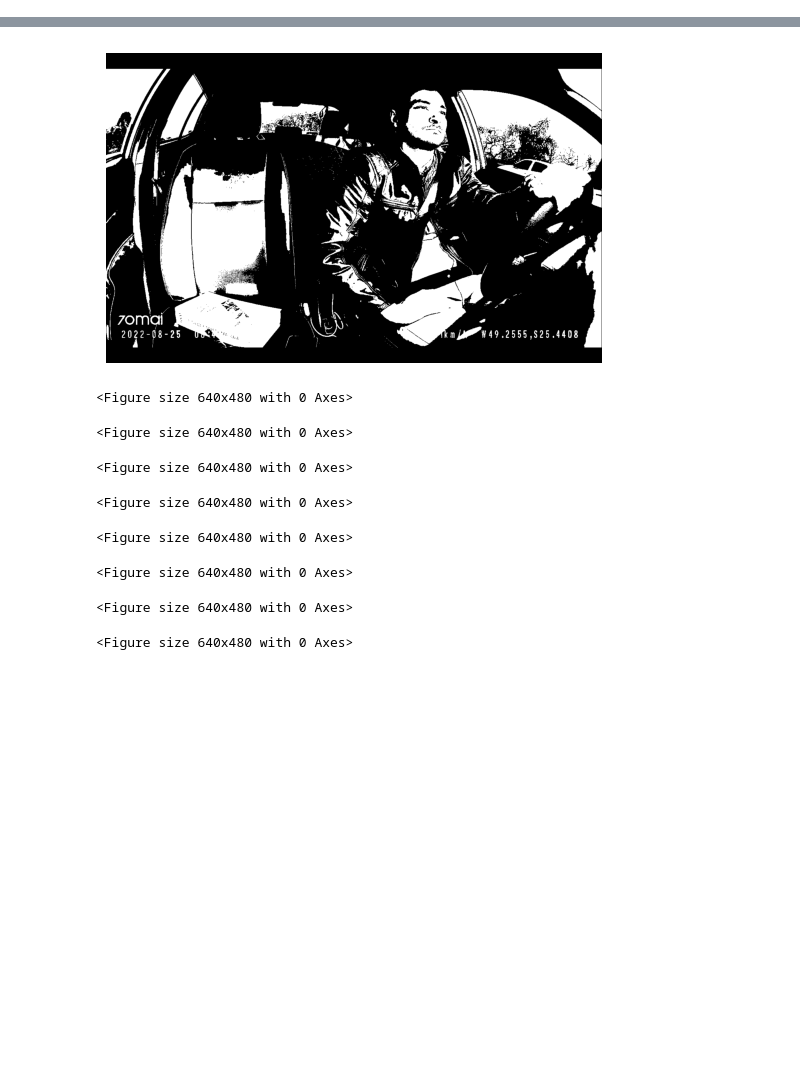
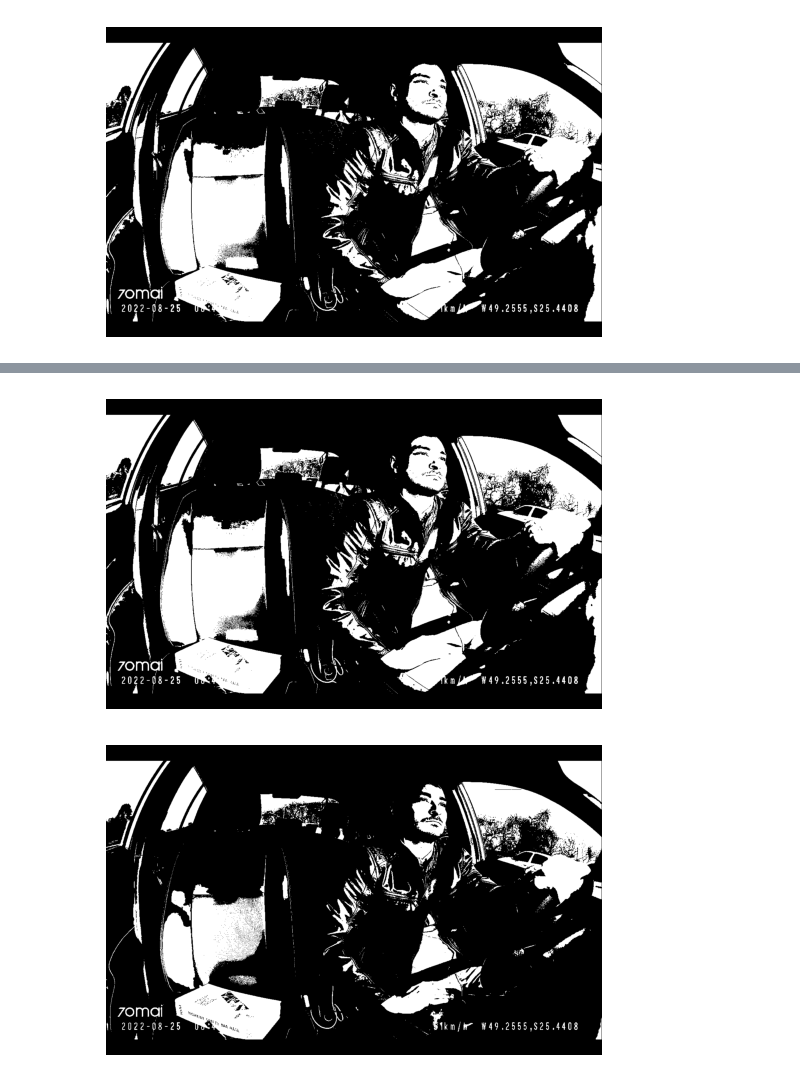
Before and after one commit to inaies/TA1_visao, a Jupyter notebook: main.ipynb, the cells around one changed output, grey strips where cells are left out. Saved outputs shown, nothing was run; the diff lists cells and outputs as text; code cells hidden in the pictures; blank space fills up the shorter version.

```diff
--- a/main.ipynb
+++ b/main.ipynb
@@ -41,41 +32,31 @@ plt.imshow(cv2.cvtColor(sub,cv2.COLOR_GRAY2BGR))
 # %%
-
 %matplotlib inline
 
 img = cv2.imread('imagemIC.png')
-
-fig, ax = plt.subplots()
-im = ax.imshow(img, cmap='gray')
-plt.axis('off')
 
 def display_image(threshold=127):
     global img # make sure to use the global image variable
     gray = cv2.cvtColor(img, cv2.COLOR_BGR2GRAY)
     _, binary = cv2.threshold(gray, threshold, 255, cv2.THRESH_BINARY)
-    im.set_data(binary)
-    plt.draw()
+    plt.imshow(binary, cmap='gray')
+    plt.axis('off')
+    plt.show()
 
 display_image()
 
 slider = widgets.IntSlider(min=0, max=255, step=1, value=127)
 
 def on_value_change(change):
     display_image(change.new)
 
 slider.observe(on_value_change, names='value')
 
 display(slider)
 # %% [output]
+[figure]
 [interactive output not drawn]
-[figure]
-<Figure size 640x480 with 0 Axes>
-<Figure size 640x480 with 0 Axes>
-<Figure size 640x480 with 0 Axes>
-<Figure size 640x480 with 0 Axes>
-<Figure size 640x480 with 0 Axes>
-<Figure size 640x480 with 0 Axes>
-<Figure size 640x480 with 0 Axes>
-<Figure size 640x480 with 0 Axes>
+[figure, added]
+[figure, added]
 # %%
 sobelx = cv2.Sobel(img, cv2.CV_64F, 1, 0, ksize=3)
 sobely = cv2.Sobel(img, cv2.CV_64F, 0, 1, ksize=3)
```
Also changed, not shown: parts of 8 cells of this notebook.
